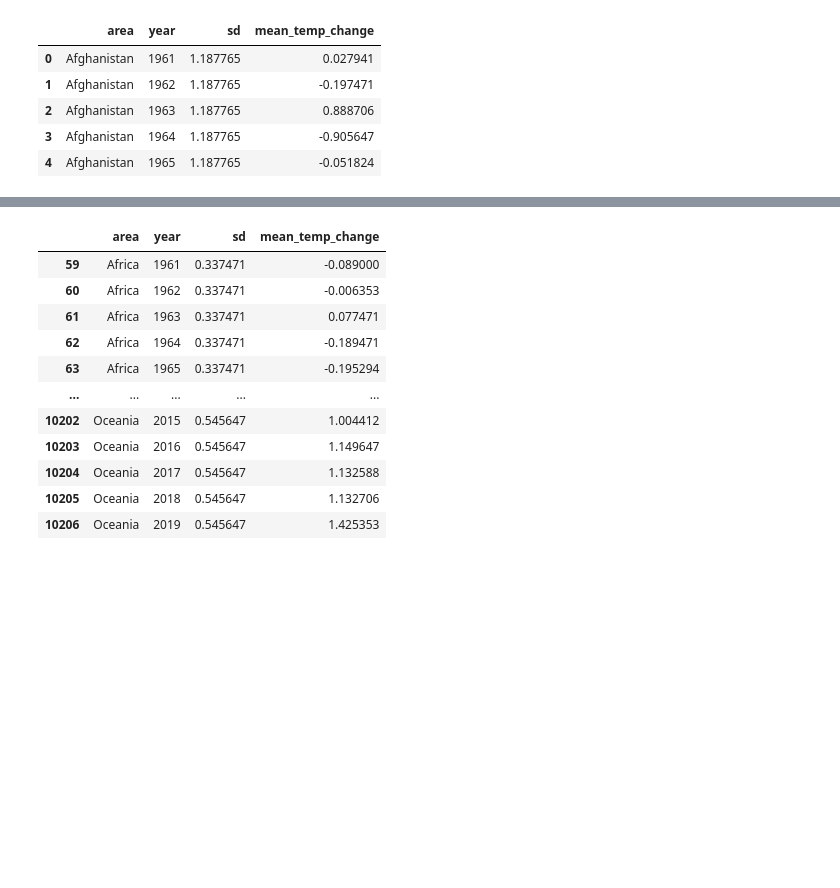
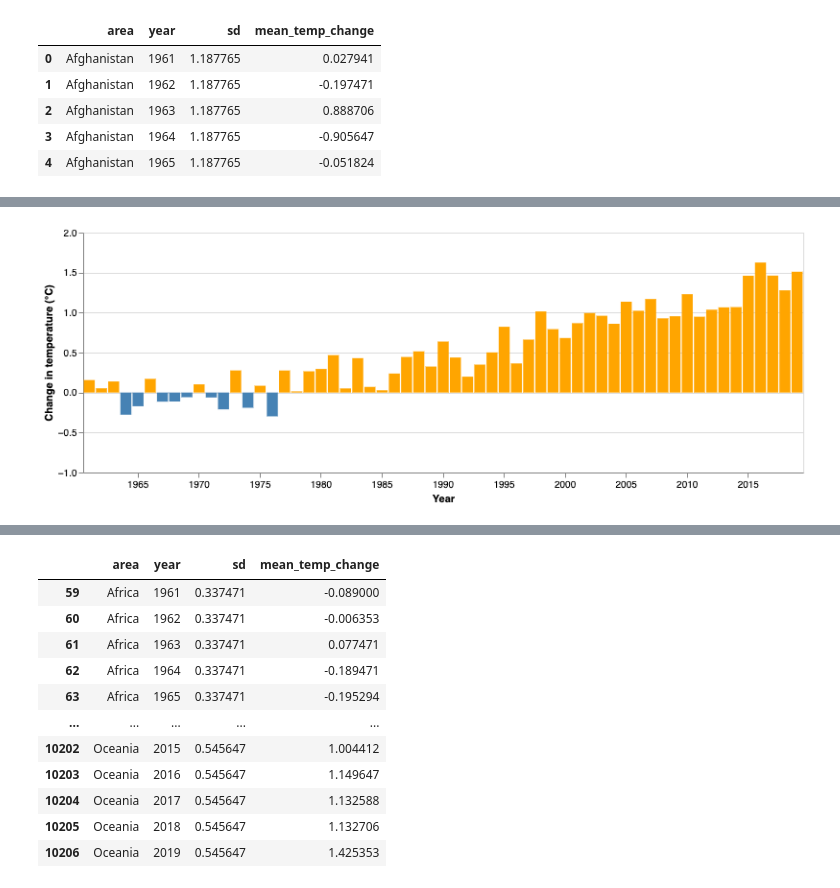
Before and after one commit to mel-liow/climate-analysis, a Jupyter notebook: climate_analysis.ipynb, the cells around one changed output, grey strips where cells are left out. Saved outputs shown, nothing was run; the diff lists cells and outputs as text; code cells hidden in the pictures; blank space fills up the shorter version.

```diff
--- a/climate_analysis.ipynb
+++ b/climate_analysis.ipynb
@@ -70 +100,22 @@ annual_temp_change.head()
+# %%
+base = alt.Chart(world_temp).transform_joinaggregate(
+    avg_temp = 'mean(mean_temp_change)'
+).transform_calculate(
+    color = 'datum.mean_temp_change > 0 ? "orange" : "steelblue"'
+)
+
+bars = base.mark_bar().encode(
+    x=alt.X('year', title="Year", axis=alt.Axis(values=np.arange(1960, 2021, 5), labelAngle=0)),
+    y=alt.Y("mean(mean_temp_change):Q",
+            title="Change in temperature (°C)",
+            scale=alt.Scale(domain=(-1, 2))),
+    color=alt.Color('color:N', scale=None)
+).properties(
+    width=750,
+    height=250
+)
+
+bars
+# %% [output]
+[figure, added]
 # %%
```
Also changed, not shown: parts of 11 cells of this notebook.
